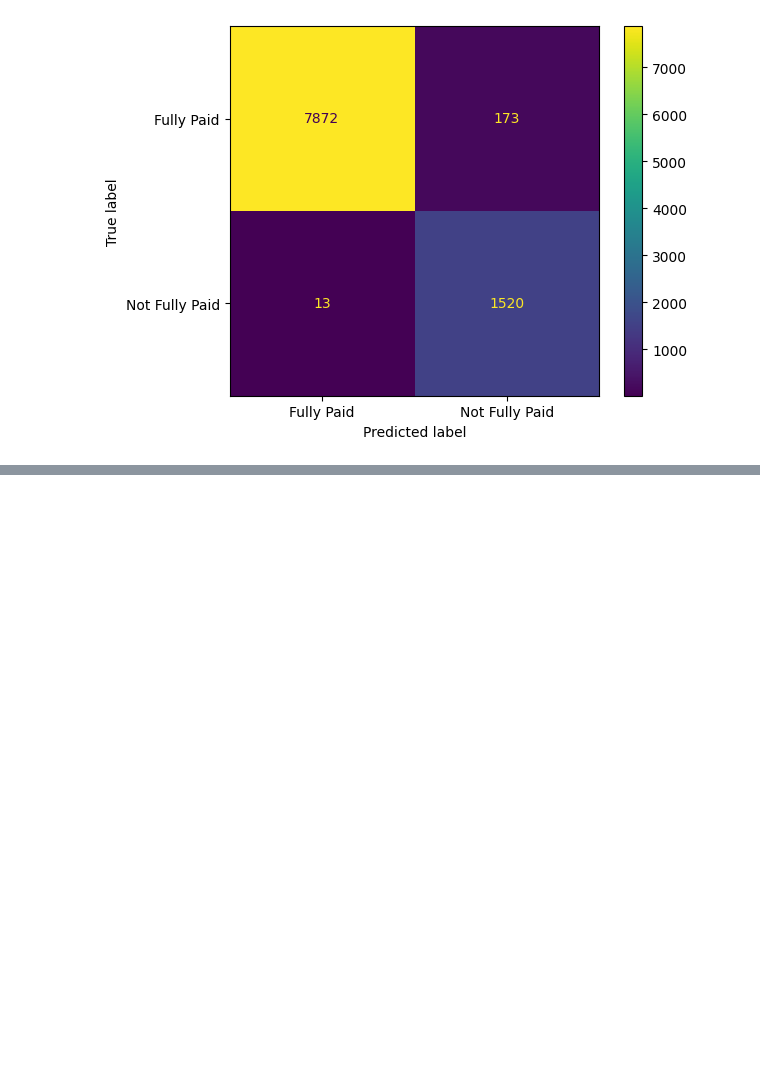
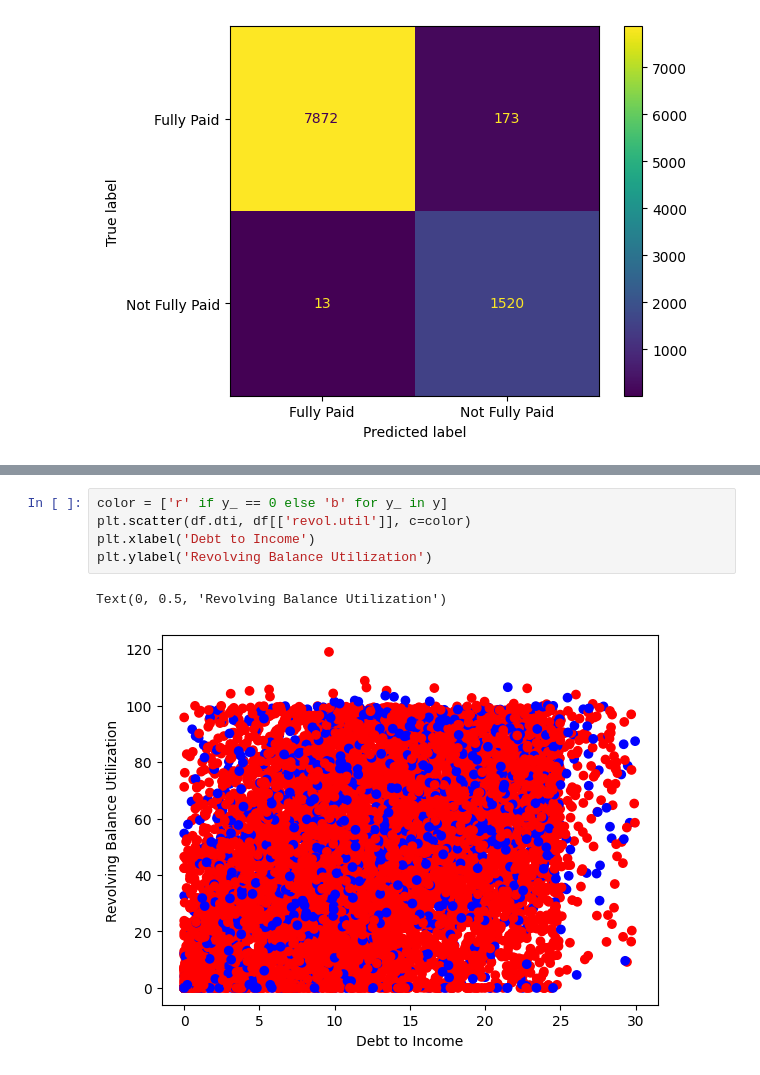
Before and after one commit to kaisermikael/CS_5830_project7, a Jupyter notebook: LoanPayback.ipynb, the cells around one changed output, grey strips where cells are left out. Drawn from its saved outputs; the diff is of its cells as text; blank space fills up the shorter version.

```diff
--- a/LoanPayback.ipynb
+++ b/LoanPayback.ipynb
@@ -208,0 +224,8 @@ The RBF Demonstrates excellent results.
+# %%
+color = ['r' if y_ == 0 else 'b' for y_ in y]
+plt.scatter(df.dti, df[['revol.util']], c=color)
+plt.xlabel('Debt to Income')
+plt.ylabel('Revolving Balance Utilization')
+# %% [output]
+Text(0, 0.5, 'Revolving Balance Utilization')
+[figure, added]
```
Also changed, not shown: parts of 4 cells of this notebook.
